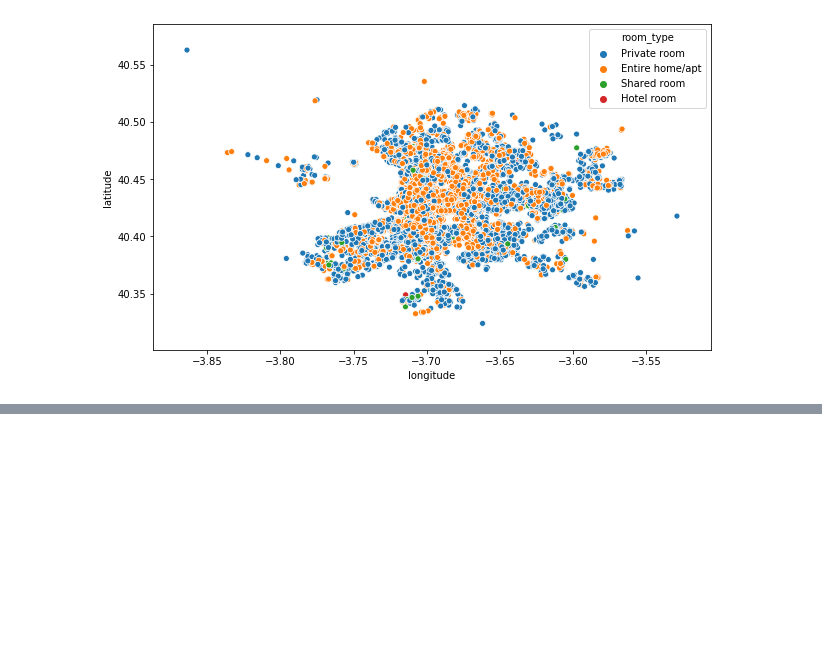
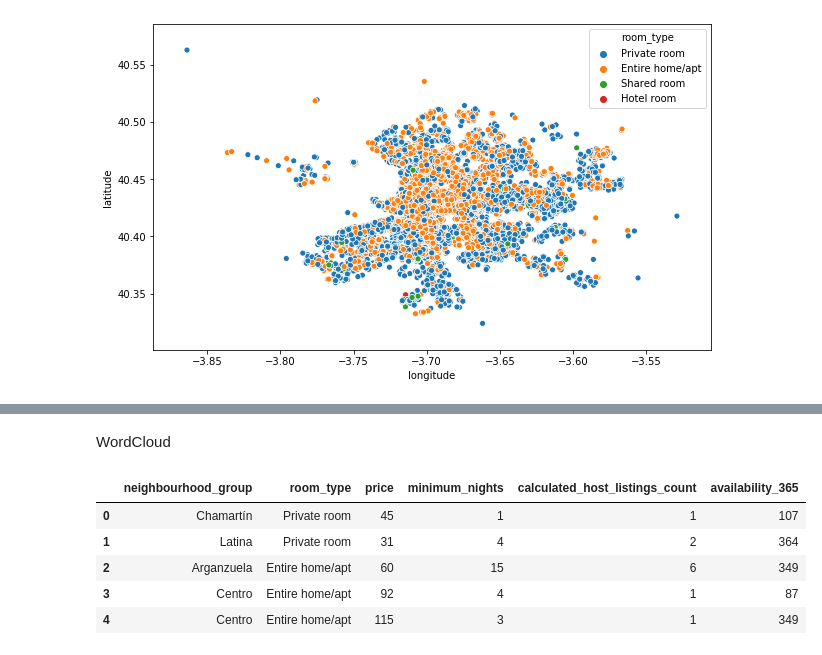
Before and after one commit to trisidoan/ML_engineering_degree, a Jupyter notebook: EAD_review.ipynb, the cells around one changed output, grey strips where cells are left out. Cells and saved outputs as stored; diff of their text form; code cells hidden in the pictures; blank space fills up the shorter version.

```diff
--- a/EAD_review.ipynb
+++ b/EAD_review.ipynb
@@ -216,0 +225,13 @@ plt.ioff()
+# %% [markdown]
+WordCloud
+# %%
+airbnb.drop(['host_id','latitude','longitude','neighbourhood','number_of_reviews','reviews_per_month'], axis=1, inplace=True)
+#examing the changes
+airbnb.head(5)
+# %% [output]
+|  | neighbourhood_group | room_type | price | minimum_nights | calculated_host_listings_count | availability_365 |
+| 0 | Chamartín | Private room | 45 | 1 | 1 | 107 |
+| 1 | Latina | Private room | 31 | 4 | 2 | 364 |
+| 2 | Arganzuela | Entire home/apt | 60 | 15 | 6 | 349 |
+| 3 | Centro | Entire home/apt | 92 | 4 | 1 | 87 |
+| 4 | Centro | Entire home/apt | 115 | 3 | 1 | 349 |
```
Also changed, not shown: parts of 3 cells of this notebook.
